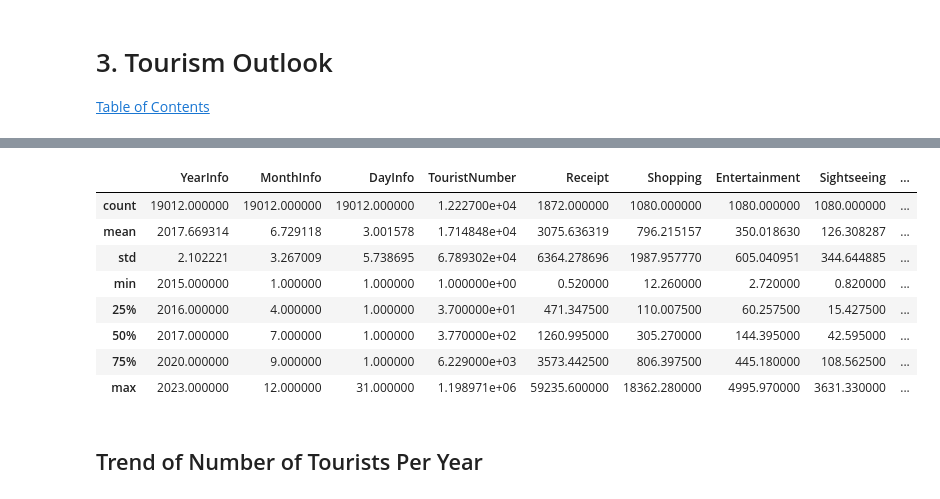
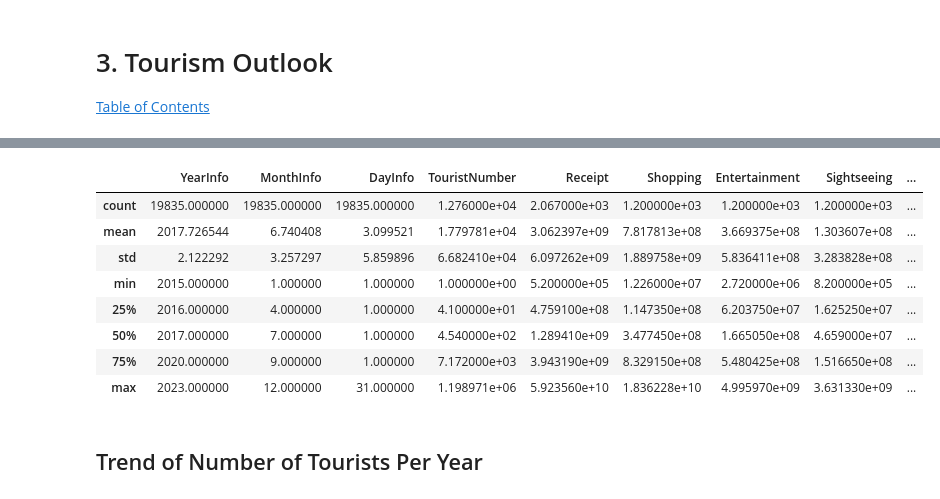
Before and after one commit to vk-poonyakanok/thailand-tourism-trend, a Jupyter notebook: Thailand_Tourism_Trends_Analysis.ipynb, the cells around one changed output, grey strips where cells are left out. Saved outputs shown, nothing was run; the diff lists cells and outputs as text; code cells hidden in the pictures.

```diff
--- a/Thailand_Tourism_Trends_Analysis.ipynb
+++ b/Thailand_Tourism_Trends_Analysis.ipynb
@@ -164,6 +164,6 @@ df.head()
 | 3 | 2015 | 1 | 1 | 016 | ASM | American Samoa | F | NaN | NaN | ... |
 | 4 | 2015 | 1 | 1 | 020 | AND | Andorra | F | 19.0 | NaN | ... |
 # %%
-# Multiplying the expenses and receipt columns by 1,000,000
-#expense_and_receipt_columns = ['Receipt', 'Shopping', 'Entertainment', 'Sightseeing', 'Accommodation', 'Food', 'LocalTransport', 'Miscellaneous']
-#df[expense_and_receipt_columns] = df[expense_and_receipt_columns].multiply(1000000)
+# Multiplying the expenses and receipt columns by 1,000,000 to represent THB
+expense_and_receipt_columns = ['Receipt', 'Shopping', 'Entertainment', 'Sightseeing', 'Accommodation', 'Food', 'LocalTransport', 'Miscellaneous']
+df[expense_and_receipt_columns] = df[expense_and_receipt_columns].multiply(1000000)
@@ -291,10 +294,10 @@ profile = df[['ISO']].drop_duplicates()
 
 # Renaming columns in 'all_df' and 'world_data' for clarity and easier joins
 all_data_renamed = all_data.rename(columns={'alpha-3': 'ISO', 'region': 'Continent', 'sub-region': 'SubRegion'})
-world_data_renamed = world_data.rename(columns={'ISO_A3_EH': 'ISO', 'SUBUNIT': 'CountryName', 'POP_EST': 'Population', 'INCOME_GRP': 'IncomeGroup'})
+world_data_renamed = world_data.rename(columns={'ISO_A3_EH': 'ISO', 'SUBUNIT': 'SubUnit', 'POP_EST': 'Population', 'INCOME_GRP': 'IncomeGroup'})
 
 # Joining 'df_ISO' with 'new_df_iso_only'
 profile = profile.merge(all_data_renamed[['ISO', 'Continent', 'SubRegion']], on='ISO', how='left')
 
 # Joining 'world_data_renamed' with 'new_df_iso_only'
-profile = profile.merge(world_data_renamed[['ISO', 'CountryName', 'Population', 'IncomeGroup']], on='ISO', how='left')
+profile = profile.merge(world_data_renamed[['ISO', 'SubUnit', 'Population', 'IncomeGroup']], on='ISO', how='left')
@@ -301,3 +309,6 @@ profile = profile.merge(world_data_renamed[['ISO', 'CountryName', 'Population',
+# %%
+# Removing duplicates from the profile dataframe
+profile = profile.drop_duplicates(subset=['ISO'])
 # %%
 # Displaying the first few rows of the merged dataframe
 profile.head()
@@ -313,0 +327,10 @@ profile.head()
+# %%
+# Set 'ISO' as the index for both dataframes for efficient joining
+df.set_index('ISO', inplace=True)
+profile.set_index('ISO', inplace=True)
+
+# Join the dataframes on the index (specifying suffixes for overlapping column names during the join)
+df_joined = df.join(profile, how='left',  rsuffix='_profile')
+
+# Reset the index so that ISO becomes a column again, for further analysis
+df_joined.reset_index(inplace=True)
@@ -323,15 +365,15 @@ profile.head()
 # %%
-df.describe()
+df_joined.describe()
 # %% [output]
 |  | YearInfo | MonthInfo | DayInfo | TouristNumber | Receipt | Shopping | Entertainment | Sightseeing | ... |
-| count | 19012.000000 | 19012.000000 | 19012.000000 | 1.222700e+04 | 1872.000000 | 1080.000000 | 1080.000000 | 1080.000000 | ... |
-| mean | 2017.669314 | 6.729118 | 3.001578 | 1.714848e+04 | 3075.636319 | 796.215157 | 350.018630 | 126.308287 | ... |
-| std | 2.102221 | 3.267009 | 5.738695 | 6.789302e+04 | 6364.278696 | 1987.957770 | 605.040951 | 344.644885 | ... |
-| min | 2015.000000 | 1.000000 | 1.000000 | 1.000000e+00 | 0.520000 | 12.260000 | 2.720000 | 0.820000 | ... |
-| 25% | 2016.000000 | 4.000000 | 1.000000 | 3.700000e+01 | 471.347500 | 110.007500 | 60.257500 | 15.427500 | ... |
-| 50% | 2017.000000 | 7.000000 | 1.000000 | 3.770000e+02 | 1260.995000 | 305.270000 | 144.395000 | 42.595000 | ... |
-| 75% | 2020.000000 | 9.000000 | 1.000000 | 6.229000e+03 | 3573.442500 | 806.397500 | 445.180000 | 108.562500 | ... |
-| max | 2023.000000 | 12.000000 | 31.000000 | 1.198971e+06 | 59235.600000 | 18362.280000 | 4995.970000 | 3631.330000 | ... |
+| count | 19835.000000 | 19835.000000 | 19835.000000 | 1.276000e+04 | 2.067000e+03 | 1.200000e+03 | 1.200000e+03 | 1.200000e+03 | ... |
+| mean | 2017.726544 | 6.740408 | 3.099521 | 1.779781e+04 | 3.062397e+09 | 7.817813e+08 | 3.669375e+08 | 1.303607e+08 | ... |
+| std | 2.122292 | 3.257297 | 5.859896 | 6.682410e+04 | 6.097262e+09 | 1.889758e+09 | 5.836411e+08 | 3.283828e+08 | ... |
+| min | 2015.000000 | 1.000000 | 1.000000 | 1.000000e+00 | 5.200000e+05 | 1.226000e+07 | 2.720000e+06 | 8.200000e+05 | ... |
+| 25% | 2016.000000 | 4.000000 | 1.000000 | 4.100000e+01 | 4.759100e+08 | 1.147350e+08 | 6.203750e+07 | 1.625250e+07 | ... |
+| 50% | 2017.000000 | 7.000000 | 1.000000 | 4.540000e+02 | 1.289410e+09 | 3.477450e+08 | 1.665050e+08 | 4.659000e+07 | ... |
+| 75% | 2020.000000 | 9.000000 | 1.000000 | 7.172000e+03 | 3.943190e+09 | 8.329150e+08 | 5.480425e+08 | 1.516650e+08 | ... |
+| max | 2023.000000 | 12.000000 | 31.000000 | 1.198971e+06 | 5.923560e+10 | 1.836228e+10 | 4.995970e+09 | 3.631330e+09 | ... |
 # %% [markdown]
 <a id="trend-of-number-of-tourists-per-year"></a>
 
```
Also changed, not shown: parts of 58 cells of this notebook, 2 other files.
